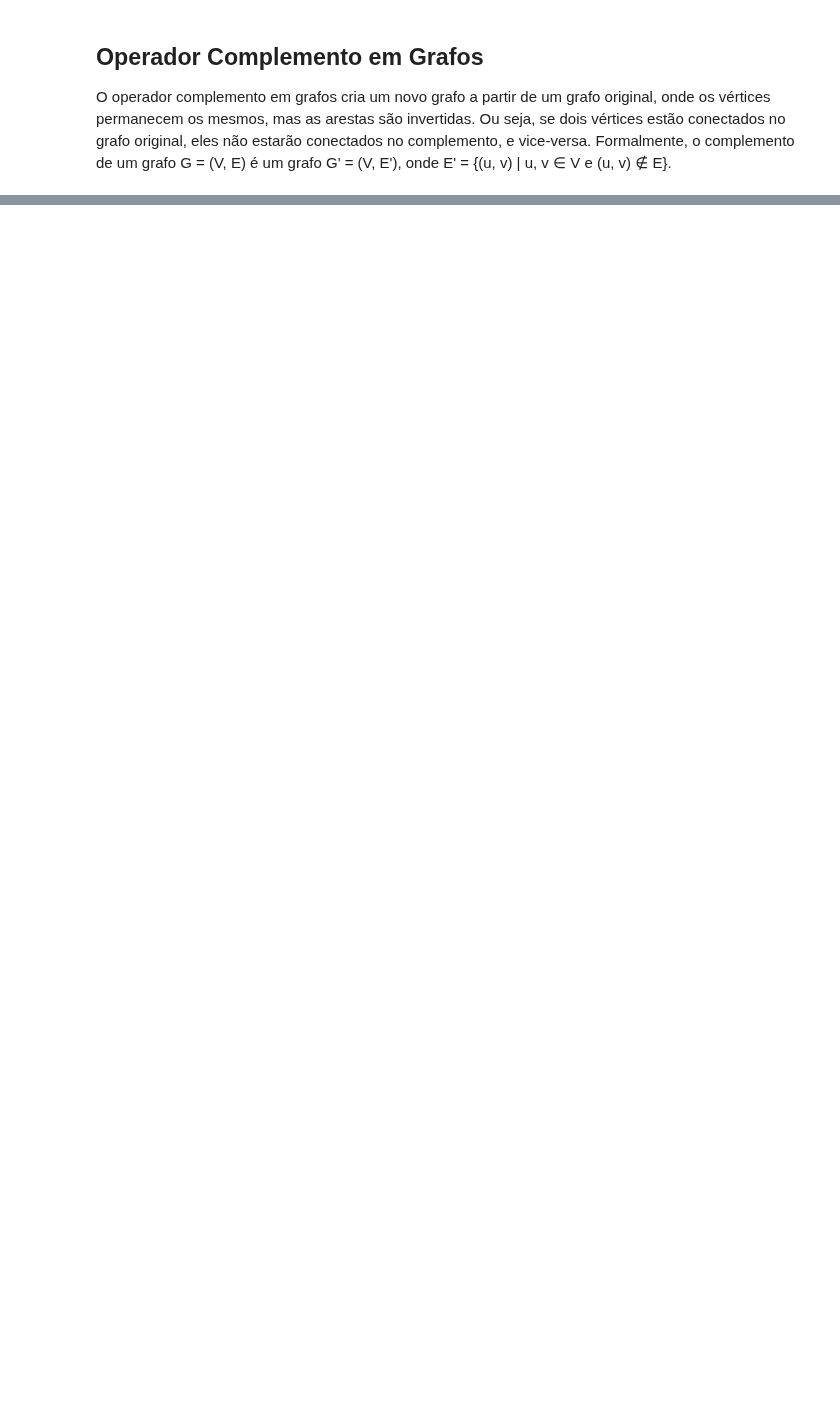
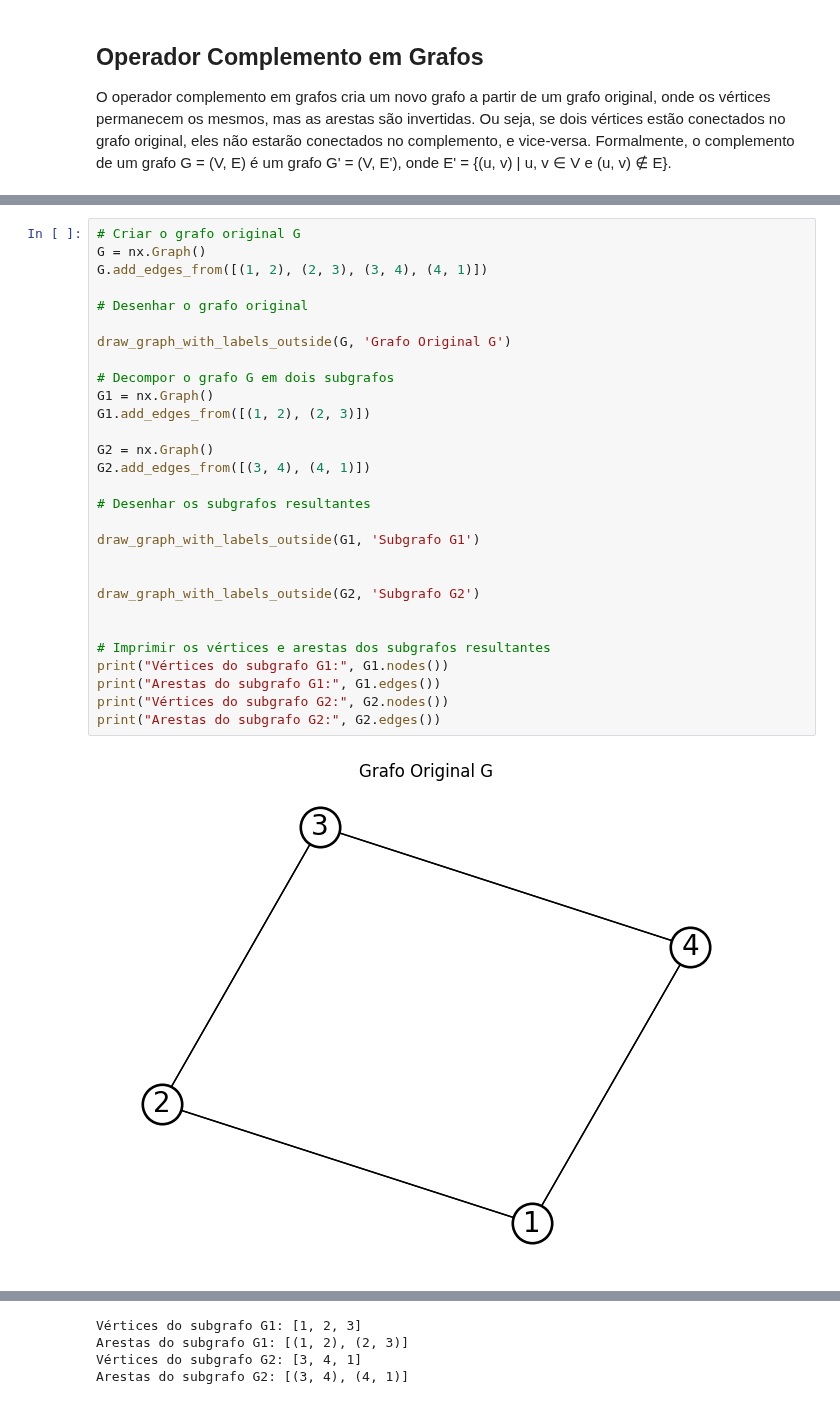
Before and after one commit to LeonardoVieiraGuimaraes/TeoriaGrafos, a Jupyter notebook: Aula03/Operadores.ipynb, the cells around one changed output, grey strips where cells are left out. Saved outputs shown, nothing was run; the diff lists cells and outputs as text; blank space fills up the shorter version.

```diff
--- a/Aula03/Operadores.ipynb
+++ b/Aula03/Operadores.ipynb
@@ -260,0 +489,31 @@ plt.show()
+# %%
+# Criar o grafo original G
+G = nx.Graph()
+G.add_edges_from([(1, 2), (2, 3), (3, 4), (4, 1)])
+
+# Desenhar o grafo original
+
+draw_graph_with_labels_outside(G, 'Grafo Original G')
+
+# Decompor o grafo G em dois subgrafos
+G1 = nx.Graph()
+G1.add_edges_from([(1, 2), (2, 3)])
+
+G2 = nx.Graph()
+G2.add_edges_from([(3, 4), (4, 1)])
+
+# Desenhar os subgrafos resultantes
+
+draw_graph_with_labels_outside(G1, 'Subgrafo G1')
+
+
+draw_graph_with_labels_outside(G2, 'Subgrafo G2')
+
+
+# Imprimir os vértices e arestas dos subgrafos resultantes
+print("Vértices do subgrafo G1:", G1.nodes())
+print("Arestas do subgrafo G1:", G1.edges())
+print("Vértices do subgrafo G2:", G2.nodes())
+print("Arestas do subgrafo G2:", G2.edges())
+# %% [output]
+[figure, added]
@@ -260,0 +522,4 @@ plt.show()
+Vértices do subgrafo G1: [1, 2, 3]
+Arestas do subgrafo G1: [(1, 2), (2, 3)]
+Vértices do subgrafo G2: [3, 4, 1]
+Arestas do subgrafo G2: [(3, 4), (4, 1)]
```
Also changed, not shown: parts of 18 cells of this notebook, 5 other files.
